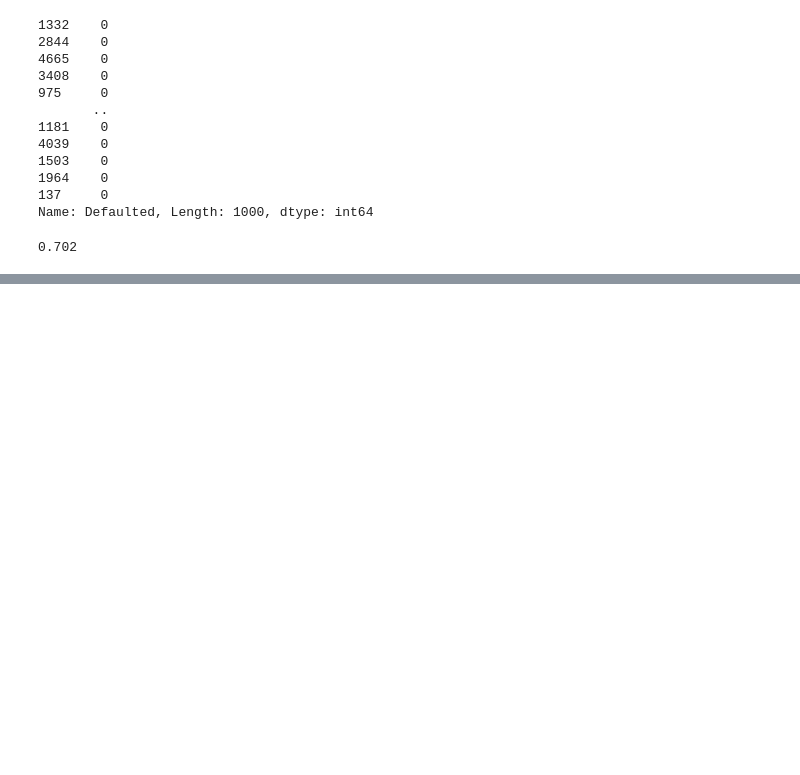
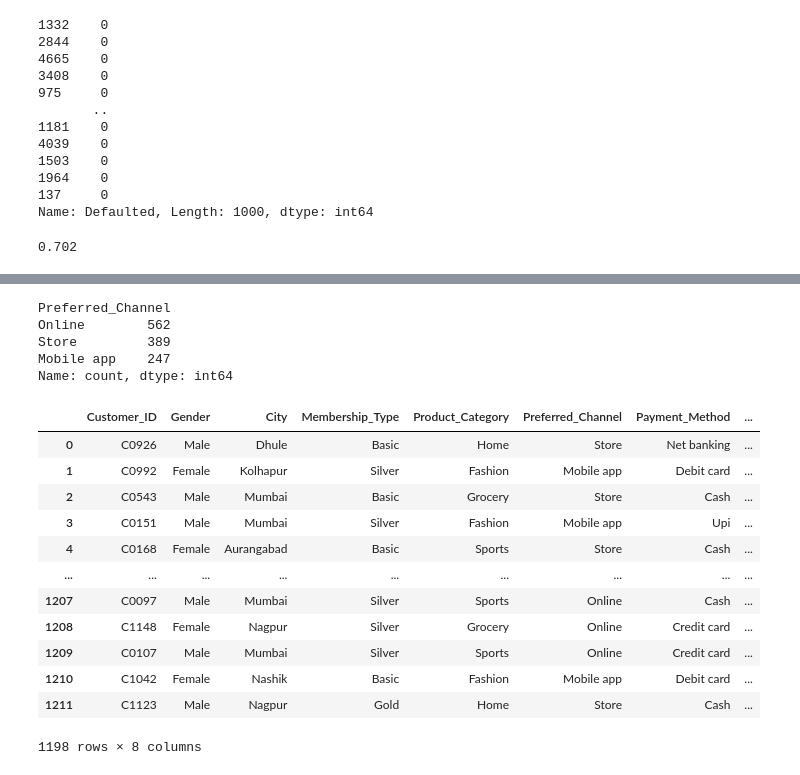
Before and after one commit to roshan-pardeshi/machine-learning, a Jupyter notebook: machine learning/DecisionTreeClassifier.ipynb, the cells around one changed output, grey strips where cells are left out. Drawn from its saved outputs; the diff is of its cells as text; code cells hidden in the pictures; blank space fills up the shorter version.

```diff
--- a/machine learning/DecisionTreeClassifier.ipynb
+++ b/machine learning/DecisionTreeClassifier.ipynb
@@ -266,0 +557,7 @@ ac
+# %%
+df["Annual_Spend"] = pd.to_numeric(
+    df["Annual_Spend"]
+    .str.replace("₹", "", regex=False)
+    .str.replace(",", "", regex=False),
+    errors="coerce"
+)
@@ -266,0 +601,2 @@ ac
+# %%
+df["Annual_Spend"] =df["Annual_Spend"].fillna(df["Annual_Spend"].mean())
@@ -266,0 +615,32 @@ ac
+# %%
+df["City"] = df["City"].str.strip()
+# %%
+df["City"] = df["City"].str.lower()
+# %%
+# df["City"] = df["City"].str.capitalize()
+# df["Preferred_Channel"]=df["Preferred_Channel"].str.strip()
+# df["Preferred_Channel"] = df["Preferred_Channel"].str.lower()
+# df["Preferred_Channel"] = df["Preferred_Channel"].str.capitalize()
+df["Preferred_Channel"].value_counts()
+# %% [output]
+Preferred_Channel
+Online        562
+Store         389
+Mobile app    247
+Name: count, dtype: int64
+# %%
+df.select_dtypes("object")
+# %% [output]
+|  | Customer_ID | Gender | City | Membership_Type | Product_Category | Preferred_Channel | Payment_Method | ... |
+| 0 | C0926 | Male | Dhule | Basic | Home | Store | Net banking | ... |
+| 1 | C0992 | Female | Kolhapur | Silver | Fashion | Mobile app | Debit card | ... |
+| 2 | C0543 | Male | Mumbai | Basic | Grocery | Store | Cash | ... |
+| 3 | C0151 | Male | Mumbai | Silver | Fashion | Mobile app | Upi | ... |
+| 4 | C0168 | Female | Aurangabad | Basic | Sports | Store | Cash | ... |
+| ... | ... | ... | ... | ... | ... | ... | ... | ... |
+| 1207 | C0097 | Male | Mumbai | Silver | Sports | Online | Cash | ... |
+| 1208 | C1148 | Female | Nagpur | Silver | Grocery | Online | Credit card | ... |
+| 1209 | C0107 | Male | Mumbai | Silver | Sports | Online | Credit card | ... |
+| 1210 | C1042 | Female | Nashik | Basic | Fashion | Mobile app | Debit card | ... |
+| 1211 | C1123 | Male | Nagpur | Gold | Home | Store | Cash | ... |
+1198 rows × 8 columns
```
Also changed, not shown: parts of 88 cells of this notebook, 5 other files.
